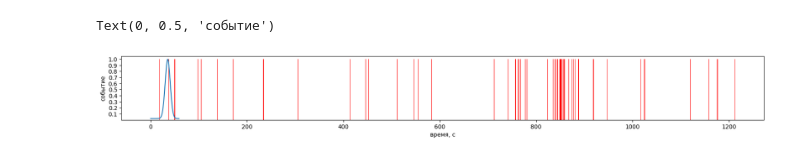
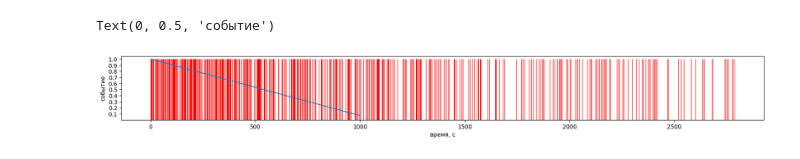
Before and after one commit to 3xiced/dvmg, a Jupyter notebook: patterns_tester.ipynb, the cells around one changed output. Saved outputs shown, nothing was run; the diff lists cells and outputs as text; code cells hidden in the pictures.

```diff
--- a/patterns_tester.ipynb
+++ b/patterns_tester.ipynb
@@ -4,6 +4,8 @@ from app.dvmg.worker import *
 from app.dvmg.processors import *
 
 from matplotlib import pyplot as plt
+
+# region twohundreeds
 
 # settings = Settings(
 #                 to_generate=200, min_x=50, min_y=0.1,
@@ -21,13 +23,13 @@ from matplotlib import pyplot as plt
 # generatorWorker = GeneratorWorker(
 #         settings, SigmoidReversed(), ExponentialProcessor())
 
-settings = Settings(
-                to_generate=60, min_x=10, min_y=0.01,
-                min_anomaly_height=0.97, min_end_x=10,
-                x_limit=60, max_gap_y_bottom=0.03, is_random=True
-            )
-generatorWorker = GeneratorWorker(
-        settings, Normal(), ExponentialProcessor())
+# settings = Settings(
+#                 to_generate=60, min_x=10, min_y=0.01,
+#                 min_anomaly_height=0.97, min_end_x=10,
+#                 x_limit=60, max_gap_y_bottom=0.03, is_random=True
+#             )
+# generatorWorker = GeneratorWorker(
+#         settings, Normal(), ExponentialProcessor())
 
 # settings = Settings(
 #                 to_generate=150, min_x=30, min_y=0.01,
@@ -47,31 +49,80 @@ generatorWorker = GeneratorWorker(
 
 # settings = Settings(
 #                 to_generate=100, min_x=10, min_y=0.3,
 #                 min_anomaly_height=0.89, min_end_x=10,
 #                 x_limit=100, max_gap_y_bottom=0.01, is_random=True
 #             )
 # generatorWorker = GeneratorWorker(
 #         settings, Plain(), ExponentialProcessor())
 
+#endregion
+
+# settings = Settings(
+#                 to_generate=1000, min_x=200, min_y=0.05,
+#                 min_anomaly_height=0.6, min_end_x=200,
+#                 x_limit=1000, max_gap_y_bottom=0.1, is_random=True
+#             )
+# generatorWorker = GeneratorWorker(
+#         settings, Sigmoid(), ExponentialProcessor())
+
+# settings = Settings(
+#                 to_generate=1000, min_x=250, min_y=0.05,
+#                 min_anomaly_height=0.7, min_end_x=250,
+#                 x_limit=1000, max_gap_y_bottom=0.07, is_random=True
+#             )
+# generatorWorker = GeneratorWorker(
+#         settings, SigmoidReversed(), ExponentialProcessor())
+
+# settings = Settings(
+#                 to_generate=1000, min_x=180, min_y=0.01,
+#                 min_anomaly_height=0.97, min_end_x=180,
+#                 x_limit=1000, max_gap_y_bottom=0.03, is_random=True
+#             )
+# generatorWorker = GeneratorWorker(
+#         settings, Normal(), ExponentialProcessor())
+
+# settings = Settings(
+#                 to_generate=1000, min_x=400, min_y=0.01,
+#                 min_anomaly_height=0.85, min_end_x=200,
+#                 x_limit=1000, is_random=True
+#             )
+# generatorWorker = GeneratorWorker(
+#         settings, NormalFlipped(), ExponentialProcessor())
+
+# settings = Settings(
+#                 to_generate=1000, min_x=100, min_y=0.1,
+#                 min_anomaly_height=0.89, min_end_x=100,
+#                 x_limit=1000, max_gap_y_bottom=0.1, is_random=True
+#             )
+# generatorWorker = GeneratorWorker(
+#         settings, LinearIncrease(), ExponentialProcessor())
+
+settings = Settings(
+                to_generate=1000, min_x=100, min_y=0.1,
+                min_anomaly_height=0.89, min_end_x=100,
+                x_limit=1000, max_gap_y_bottom=0.01, is_random=True
+            )
+generatorWorker = GeneratorWorker(
+        settings, LinearDecrease(), ExponentialProcessor())
 
 coordinates, processed_coordinates = generatorWorker.run()
 
 plt.plot(coordinates.keys(), coordinates.values())
 plt.yticks([0.1, 0.2, 0.3, 0.4, 0.5, 0.6, 0.7, 0.8, 0.9, 1])
 plt.xlabel("время, с")
 plt.ylabel("λ")
 
 from app.utils import *
 
 output = process_coordinates_to_output(processed_coordinates)
 
 plt.rcParams["figure.figsize"] = [20, 2]
 plt.bar(list(output.keys()), list(output.values()), width=1, color="red")  # type: ignore
 plt.xlabel("время, c")
 plt.ylabel("событие")
 
 # print(process_coordinates_to_histogram(list(output.keys()), 20))
 # print(sorted(list(output.keys())))
 # %% [output]
 Text(0, 0.5, 'событие')
-[figure, old version]
+[figure, new version]
```
Also changed, not shown: 9 other files.
